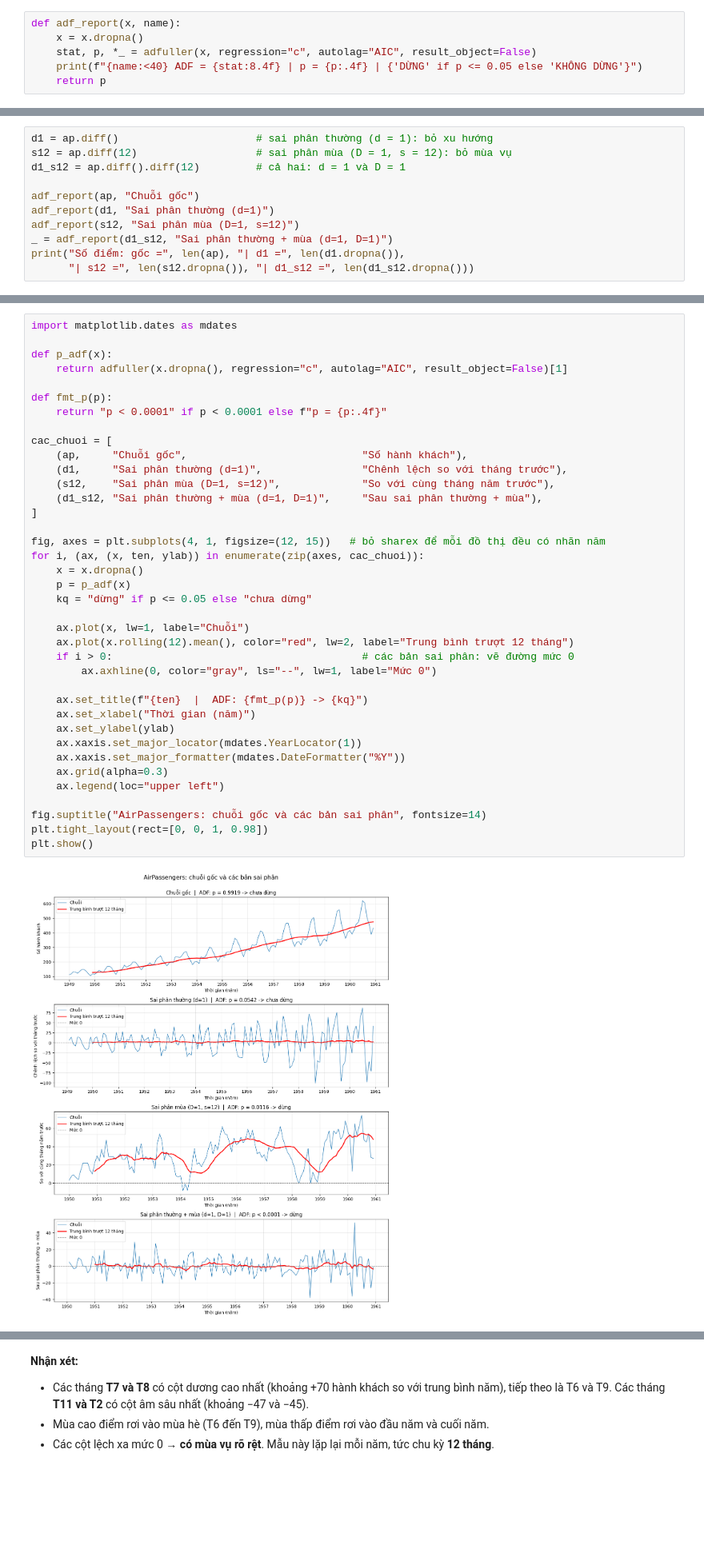
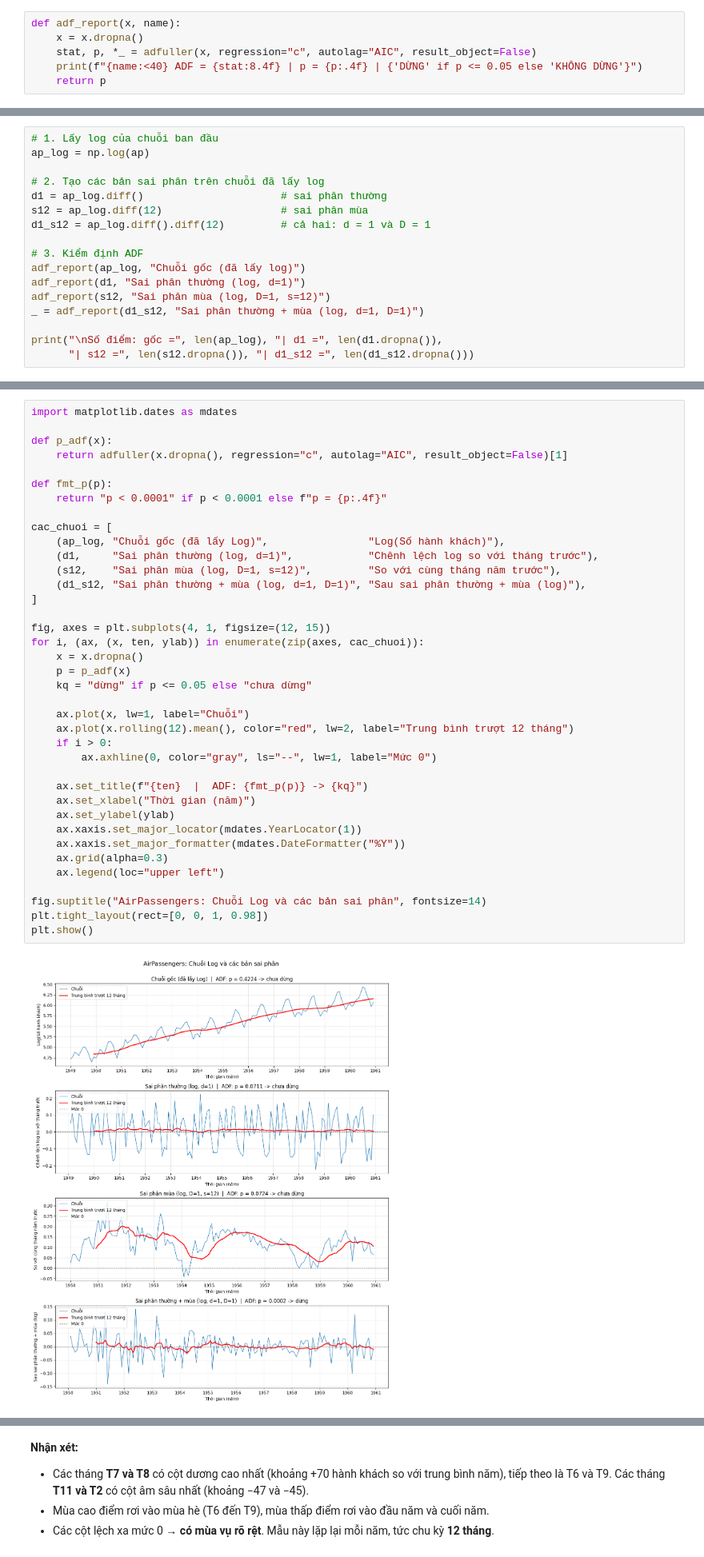
Before and after one commit to HoraCompany-VN/Times-Series-Gr3, a Jupyter notebook: Lab2/BT_Nangcao/src/Buoc3_lab2_NangCao.ipynb, the cells around one changed output, grey strips where cells are left out. Shown at 80% size. Drawn from its saved outputs; the diff is of its cells as text; blank space fills up the shorter version.

```diff
--- a/Lab2/BT_Nangcao/src/Buoc3_lab2_NangCao.ipynb
+++ b/Lab2/BT_Nangcao/src/Buoc3_lab2_NangCao.ipynb
@@ -77,12 +78,18 @@ Mỗi lần sai phân làm mất điểm đầu vì không có giá trị trư
 # %%
-d1 = ap.diff()                      # sai phân thường (d = 1): bỏ xu hướng
-s12 = ap.diff(12)                   # sai phân mùa (D = 1, s = 12): bỏ mùa vụ
-d1_s12 = ap.diff().diff(12)         # cả hai: d = 1 và D = 1
+# 1. Lấy log của chuỗi ban đầu
+ap_log = np.log(ap)
 
-adf_report(ap, "Chuỗi gốc")
-adf_report(d1, "Sai phân thường (d=1)")
-adf_report(s12, "Sai phân mùa (D=1, s=12)")
-_ = adf_report(d1_s12, "Sai phân thường + mùa (d=1, D=1)")
-print("Số điểm: gốc =", len(ap), "| d1 =", len(d1.dropna()),
+# 2. Tạo các bản sai phân trên chuỗi đã lấy log
+d1 = ap_log.diff()                      # sai phân thường
+s12 = ap_log.diff(12)                   # sai phân mùa
+d1_s12 = ap_log.diff().diff(12)         # cả hai: d = 1 và D = 1
+
+# 3. Kiểm định ADF
+adf_report(ap_log, "Chuỗi gốc (đã lấy log)")
+adf_report(d1, "Sai phân thường (log, d=1)")
+adf_report(s12, "Sai phân mùa (log, D=1, s=12)")
+_ = adf_report(d1_s12, "Sai phân thường + mùa (log, d=1, D=1)")
+
+print("\nSố điểm: gốc =", len(ap_log), "| d1 =", len(d1.dropna()),
       "| s12 =", len(s12.dropna()), "| d1_s12 =", len(d1_s12.dropna()))
 # %% [output]
@@ -113,38 +121,38 @@ import matplotlib.dates as mdates
 
 def p_adf(x):
     return adfuller(x.dropna(), regression="c", autolag="AIC", result_object=False)[1]
 
 def fmt_p(p):
     return "p < 0.0001" if p < 0.0001 else f"p = {p:.4f}"
 
 cac_chuoi = [
-    (ap,     "Chuỗi gốc",                            "Số hành khách"),
-    (d1,     "Sai phân thường (d=1)",                "Chênh lệch so với tháng trước"),
-    (s12,    "Sai phân mùa (D=1, s=12)",             "So với cùng tháng năm trước"),
-    (d1_s12, "Sai phân thường + mùa (d=1, D=1)",     "Sau sai phân thường + mùa"),
+    (ap_log, "Chuỗi gốc (đã lấy Log)",                "Log(Số hành khách)"),
+    (d1,     "Sai phân thường (log, d=1)",            "Chênh lệch log so với tháng trước"),
+    (s12,    "Sai phân mùa (log, D=1, s=12)",         "So với cùng tháng năm trước"),
+    (d1_s12, "Sai phân thường + mùa (log, d=1, D=1)", "Sau sai phân thường + mùa (log)"),
 ]
 
-fig, axes = plt.subplots(4, 1, figsize=(12, 15))   # bỏ sharex để mỗi đồ thị đều có nhãn năm
+fig, axes = plt.subplots(4, 1, figsize=(12, 15))
 for i, (ax, (x, ten, ylab)) in enumerate(zip(axes, cac_chuoi)):
     x = x.dropna()
     p = p_adf(x)
     kq = "dừng" if p <= 0.05 else "chưa dừng"
 
     ax.plot(x, lw=1, label="Chuỗi")
     ax.plot(x.rolling(12).mean(), color="red", lw=2, label="Trung bình trượt 12 tháng")
-    if i > 0:                                        # các bản sai phân: vẽ đường mức 0
+    if i > 0:
         ax.axhline(0, color="gray", ls="--", lw=1, label="Mức 0")
 
     ax.set_title(f"{ten}  |  ADF: {fmt_p(p)} -> {kq}")
     ax.set_xlabel("Thời gian (năm)")
     ax.set_ylabel(ylab)
     ax.xaxis.set_major_locator(mdates.YearLocator(1))
     ax.xaxis.set_major_formatter(mdates.DateFormatter("%Y"))
     ax.grid(alpha=0.3)
     ax.legend(loc="upper left")
 
-fig.suptitle("AirPassengers: chuỗi gốc và các bản sai phân", fontsize=14)
+fig.suptitle("AirPassengers: Chuỗi Log và các bản sai phân", fontsize=14)
 plt.tight_layout(rect=[0, 0, 1, 0.98])
 plt.show()
 # %% [output]
-[figure, old version]
+[figure, new version]
```
Also changed, not shown: parts of 16 cells of this notebook.
